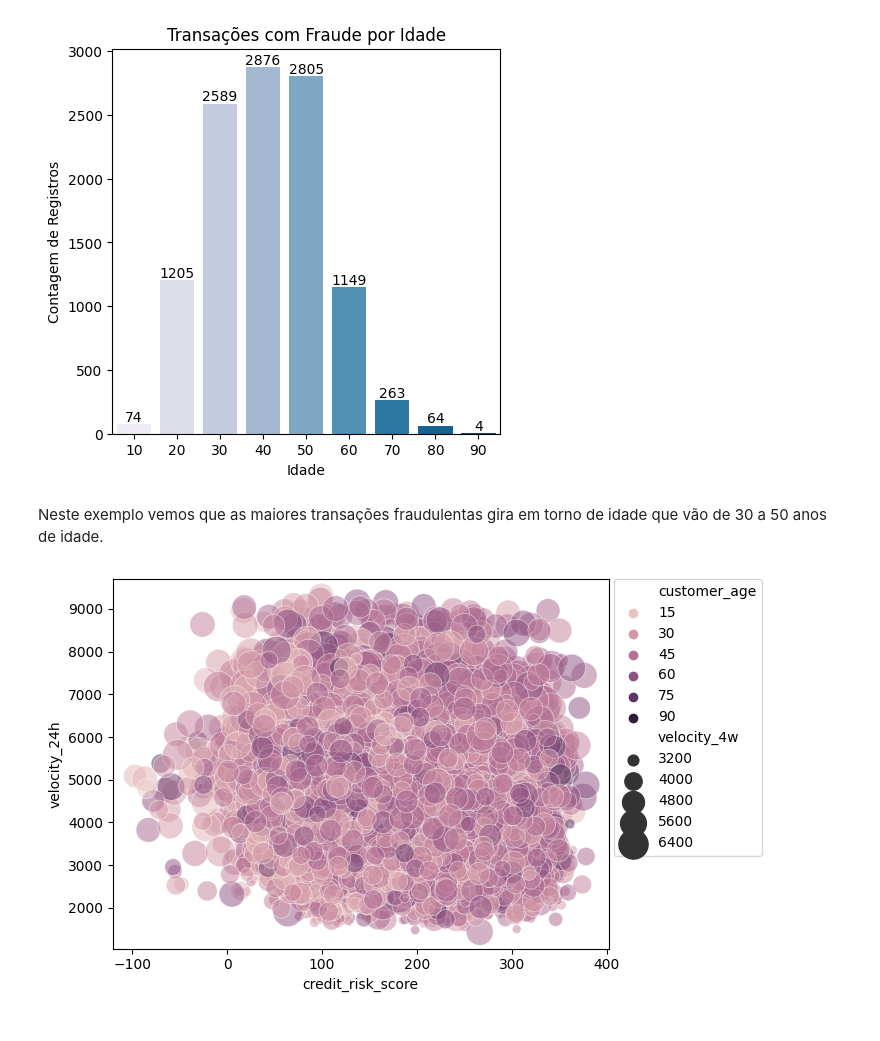
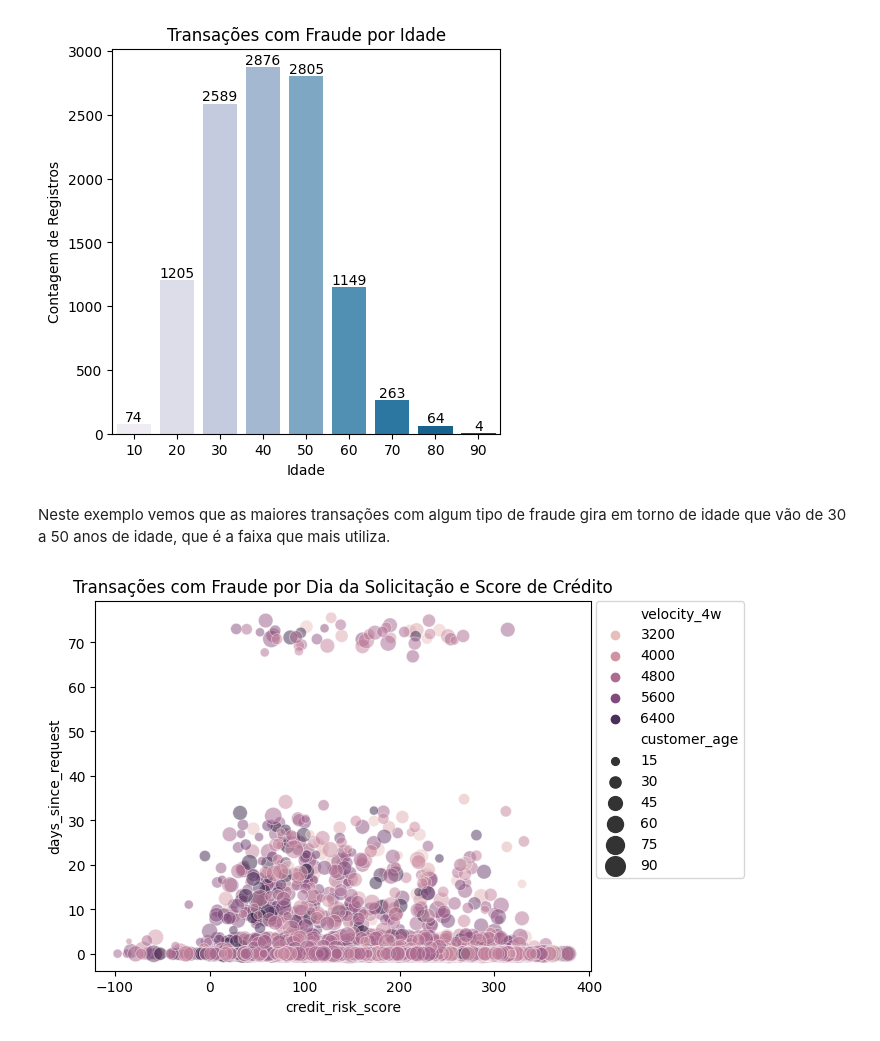
Before and after one commit to marcosmorais94/fraud_bankaccount, a Jupyter notebook: bank_fraud.ipynb, the cells around one changed output. Cells and saved outputs as stored; diff of their text form; code cells hidden in the pictures.

```diff
--- a/bank_fraud.ipynb
+++ b/bank_fraud.ipynb
@@ -148,22 +148,25 @@ graf_class.set_title('Transações com Fraude por Idade')
 Text(0.5, 1.0, 'Transações com Fraude por Idade')
 [figure]
 # %% [markdown]
-Neste exemplo vemos que as maiores transações fraudulentas gira em torno de idade que vão de 30 a 50 anos de idade.
+Neste exemplo vemos que as maiores transações com algum tipo de fraude gira em torno de idade que vão de 30 a 50 anos de idade, que é a faixa que mais utiliza.
 # %%
 #Bubble chart
-sns.scatterplot(data = base_fraud,
+grafico_bolhas = sns.scatterplot(data = base_fraud,
                 x = "credit_risk_score",
-                y= "velocity_24h",
-                size="velocity_4w",
+                y= "days_since_request",
+                size="customer_age",
                 legend = True,
-                hue = 'customer_age',
-                sizes=(20,500),
+                hue = 'velocity_4w',
+                sizes=(20,200),
                 alpha=0.5)
+
+# Coloca título no gráfico
+grafico_bolhas.set_title('Transações com Fraude por Dia da Solicitação e Score de Crédito')
 
 # Coloca a legenda fora do gráfico
 plt.legend(bbox_to_anchor=(1.01, 1),borderaxespad=0)
 
 # Mostra o gráfico
 plt.show()
 # %% [output]
-[figure, old version]
+[figure, new version]
```
Also changed, not shown: parts of 6 cells of this notebook.
